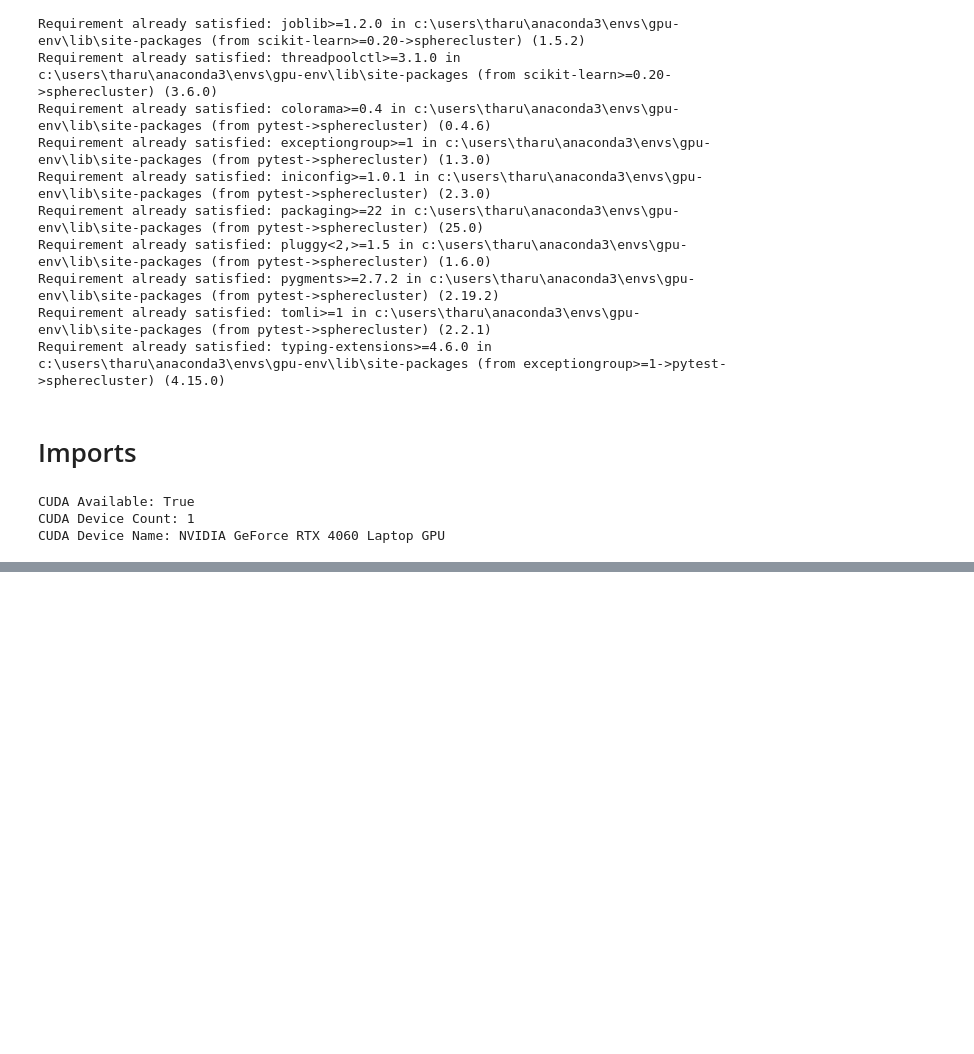
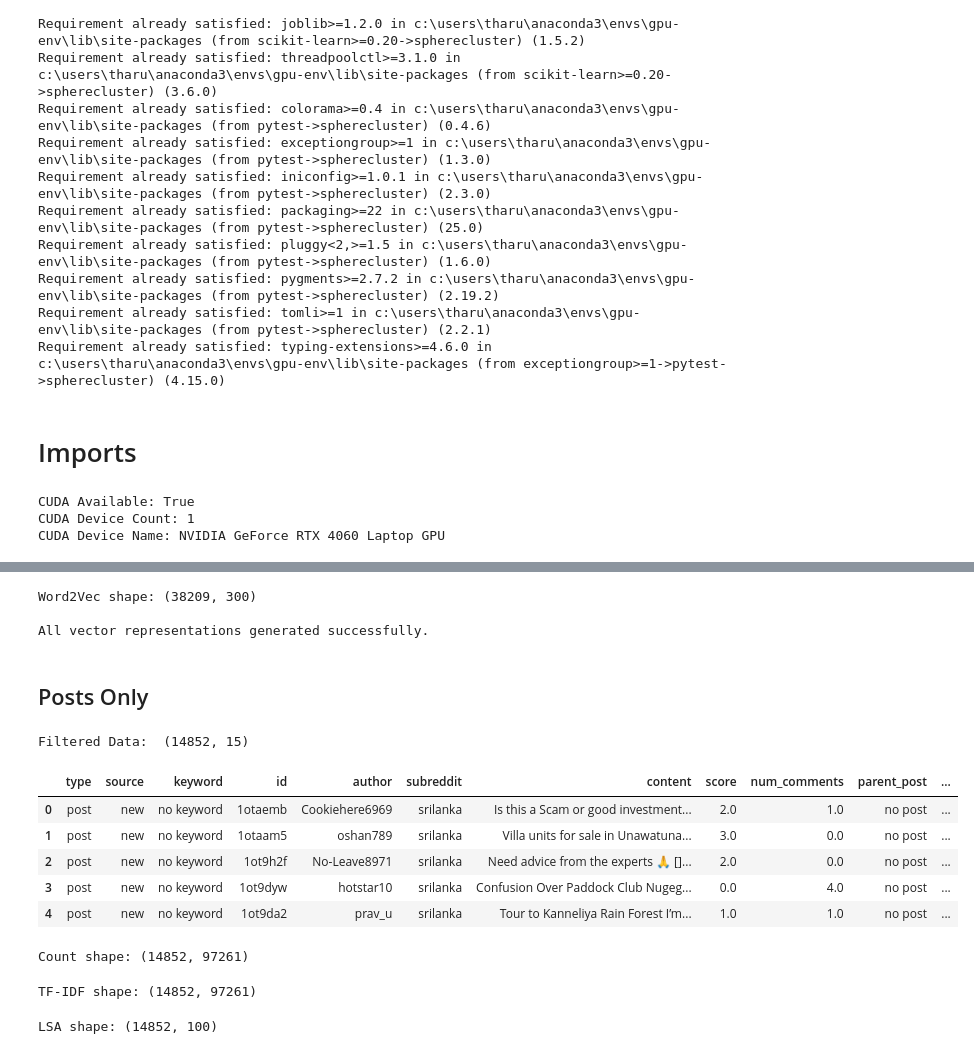
Before and after one commit to Starlight0901/Reddit_SriLanka_Social_Insight, a Jupyter notebook: Untitled.ipynb, the cells around one changed output, grey strips where cells are left out. Saved outputs shown, nothing was run; the diff lists cells and outputs as text; code cells hidden in the pictures; blank space fills up the shorter version.

```diff
--- a/Untitled.ipynb
+++ b/Untitled.ipynb
@@ -71,0 +174,52 @@ CUDA Device Name: NVIDIA GeForce RTX 4060 Laptop GPU
+# %%
+X_w2v = np.array([doc_vector(doc) for doc in documents])
+print("Word2Vec shape:", X_w2v.shape)
+
+# # Save model
+# w2v_model.save("word2vec.model")
+
+print("\nAll vector representations generated successfully.")
+# %% [output]
+Word2Vec shape: (38209, 300)
+
+All vector representations generated successfully.
+# %% [markdown]
+## Posts Only
+# %%
+post_only_df = df.copy()
+
+# Remove rows where source == "comments"
+post_only_df = post_only_df[post_only_df["source"] != "comment"]
+print("Filtered Data: ",post_only_df.shape)
+post_only_df.head(5)
+# %% [output]
+Filtered Data:  (14852, 15)
+|  | type | source | keyword | id | author | subreddit | content | score | num_comments | parent_post | ... |
+| 0 | post | new | no keyword | 1otaemb | Cookiehere6969 | srilanka | Is this a Scam or good investment... | 2.0 | 1.0 | no post | ... |
+| 1 | post | new | no keyword | 1otaam5 | oshan789 | srilanka | Villa units for sale in Unawatuna... | 3.0 | 0.0 | no post | ... |
+| 2 | post | new | no keyword | 1ot9h2f | No-Leave8971 | srilanka | Need advice from the experts 🙏 []... | 2.0 | 0.0 | no post | ... |
+| 3 | post | new | no keyword | 1ot9dyw | hotstar10 | srilanka | Confusion Over Paddock Club Nugeg... | 0.0 | 4.0 | no post | ... |
+| 4 | post | new | no keyword | 1ot9da2 | prav_u | srilanka | Tour to Kanneliya Rain Forest I’m... | 1.0 | 1.0 | no post | ... |
+# %%
+#  Sparse Representations
+count_vect = CountVectorizer(ngram_range=(1,2), min_df=2, max_df=0.95)
+count_repr = count_vect.fit_transform(post_only_df['content_cleaned'])
+print("Count shape:", count_repr.shape)
+# %% [output]
+Count shape: (14852, 97261)
+# %%
+tfidf_vect = TfidfVectorizer(ngram_range=(1,2), min_df=2, max_df=0.95)
+tfidf_repr = tfidf_vect.fit_transform(post_only_df['content_cleaned'])
+print("TF-IDF shape:", tfidf_repr.shape)
+# %% [output]
+TF-IDF shape: (14852, 97261)
+# %%
+# Dense vectorizer: LSA (Truncated SVD)
+from sklearn.decomposition import TruncatedSVD
+
+svd_components = 100
+svd = TruncatedSVD(n_components=svd_components, random_state=42)
+lsa_repr = svd.fit_transform(tfidf_repr)
+print("LSA shape:", lsa_repr.shape)
+# %% [output]
+LSA shape: (14852, 100)
```
Also changed, not shown: parts of 38 cells of this notebook.
